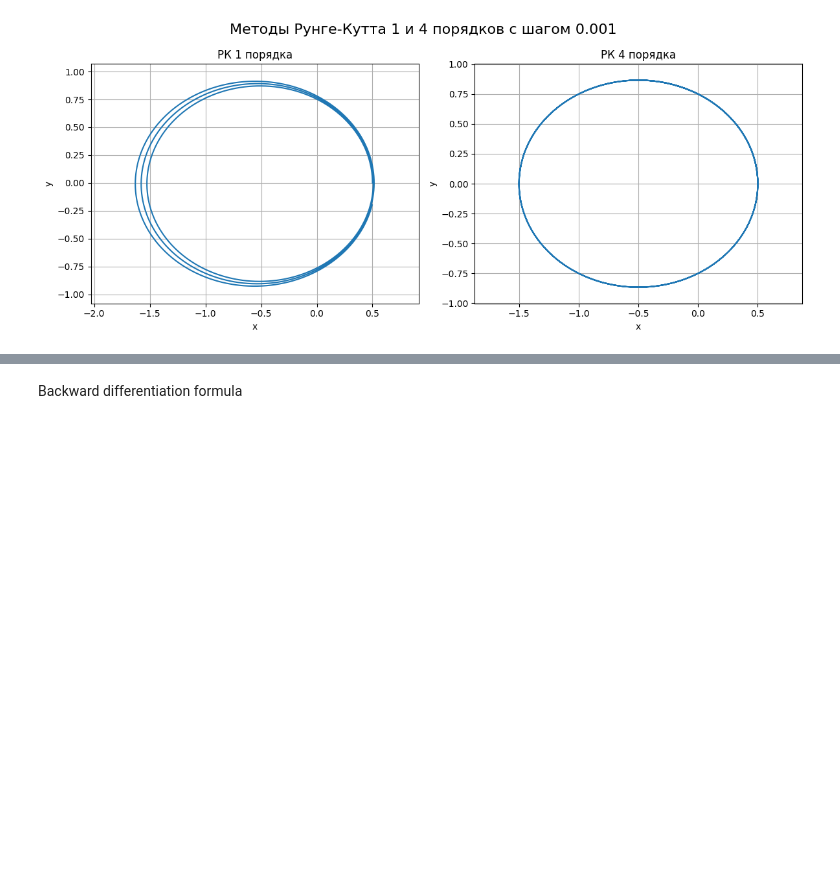
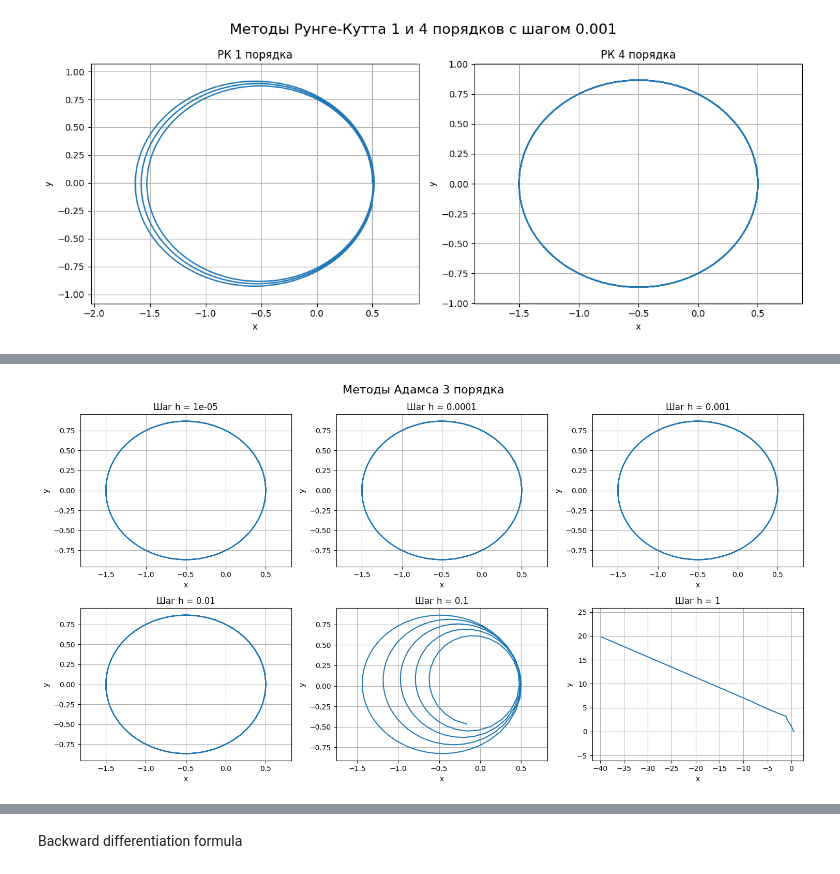
Before and after one commit to oncominglane/computational_mathematics, a Jupyter notebook: sem2/lab6/lab6.ipynb, the cells around one changed output, grey strips where cells are left out. Saved outputs shown, nothing was run; the diff lists cells and outputs as text; code cells hidden in the pictures; blank space fills up the shorter version.

```diff
--- a/sem2/lab6/lab6.ipynb
+++ b/sem2/lab6/lab6.ipynb
@@ -268,0 +367,4 @@ plt.show()
+# %%
+drawing_adams(order = 3)
+# %% [output]
+[figure, added]
```
Also changed, not shown: parts of 19 cells of this notebook, 2 other files.
